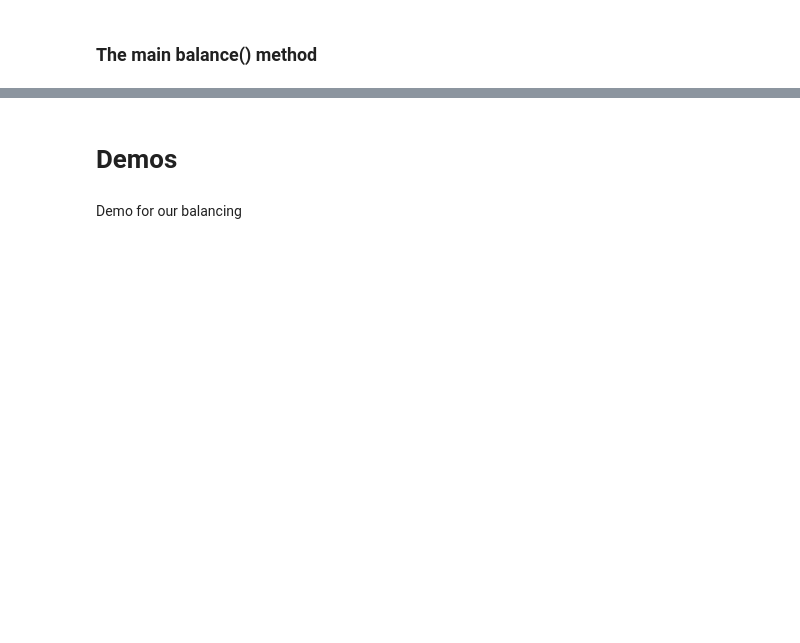
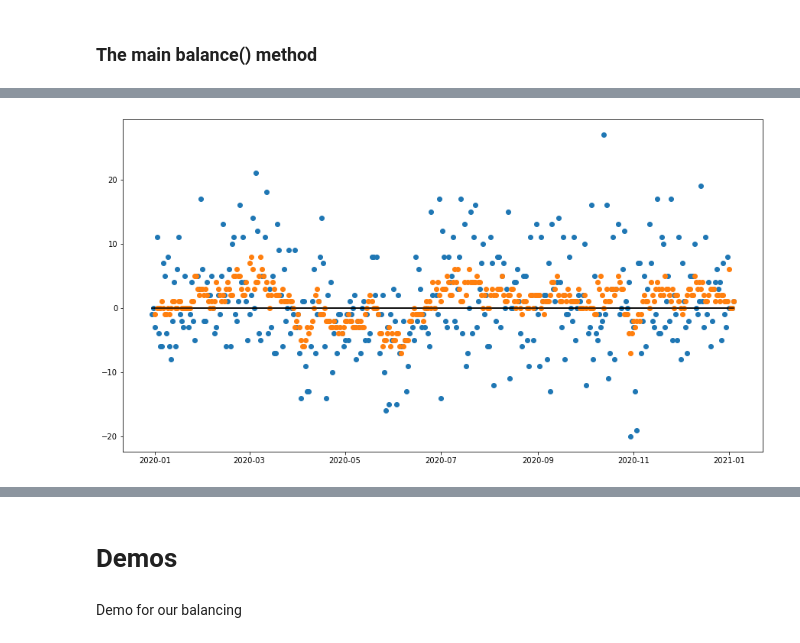
Before and after one commit to tranndt/ml-usra2021-NexusDataChallengeBison, a Jupyter notebook: [05-2021] Nexus Data Challenge/Algorithm.ipynb, the cells around one changed output, grey strips where cells are left out. Cells and saved outputs as stored; diff of their text form; code cells hidden in the pictures; blank space fills up the shorter version.

Commit message:
Local k average finally working

```diff
--- a/[05-2021] Nexus Data Challenge/Algorithm.ipynb
+++ b/[05-2021] Nexus Data Challenge/Algorithm.ipynb
@@ -985,14 +989,14 @@ def try_move_orders(df,col,day1,day2,num_orders=None,verbose=False):
     df_movable_orders = get_df_movable(df_all_orders,col,day2) # Get ALL orders from day1 that *can be moved* to day2
     if num_orders == None or num_orders < 0:
         num_orders = len(df_all_orders)
-    df_actual_orders = df_movable_orders[:num_orders] # Get just enough requested orders from day1 that can be moved to day2
+    df_actual_orders = df_movable_orders[:int(num_orders)] # Get just enough requested orders from day1 that can be moved to day2
     num_actual_orders = len(df_actual_orders)
     for index in df_actual_orders.index:
         assert(df1.loc[index,col] == day1)
         df1 = move(df1,index,day2,col) # Finally move such orders to day2
     if verbose:
-        print("\nMoved {}/{} requested {}s from Day {} to Day {}".format(num_actual_orders,num_orders,col,day1,day2))
-        print(get_df_count(df1).loc[[day1,day2]])
+        print("- Moved {}/{} requested {}s from Day {} to Day {}".format(num_actual_orders,num_orders,col,day1,day2))
+#         print(get_df_count(df1).loc[[day1,day2]])
     return df1, num_actual_orders
 
 # Get all orders from day1 that *can be moved* to day2
@@ -1186,12 +1193,14 @@ def balance(df,day1,day2,bal_val=None,verbose=False):
 # %%
 # Demo balance()
 date = pd.Timestamp(2020,12,24,0)
-df = get_df_span(DF_CLEAN,date,date+7*DAYS_1)
+df = get_df_span(DF_CLEAN,date,date+14*DAYS_1)
 df_count = get_df_count(df)
 print(df_count)
-day1 = df_count.index[3]
-day2 = df_count.index[4]
+day1 = df_count.index[-4]
+day2 = df_count.index[-1]
 
+# out1,in1 = df_count.loc[day1,["Inbound","Outbound"]]
+# out1,in1
 df1 = balance(df,day1,day2,verbose=True)
 # %% [output]
             Outbound  Inbound  Imbalance  cImbalance
@@ -1213,0 +1228,26 @@ After:
+# %%
+def local_k_average(df,k=2,verbose=False):
+    df_resched = df.copy()
+    df_count = get_df_count(df_resched,fill_missing=True)
+    dates = df_count.index
+    for i in range(len(dates)-k):
+        local_queue = list(range(i,i+k))
+        while (len(local_queue)>=2):
+            day1 = dates[local_queue[0]]
+            day2 = dates[local_queue[1]]
+            last = dates[local_queue[-1]]
+            df_count = get_df_count(df_resched,day1,last,fill_missing=True)
+            bal_val = int(np.average(df_count.loc[day1:last,"Imbalance"]))
+            df_resched = balance(df_resched,day1,day2,bal_val,verbose)
+            local_queue.pop(0)
+    return df_resched
+# %%
+start_date = pd.Timestamp(2020,1,1,0)
+end_date = pd.Timestamp(2020,12,31,0)
+
+df = get_df_span(DF_CLEAN,start_date,end_date)
+df_count = get_df_count(df,fill_missing=True)
+
+df1 = local_k_average(df,k=5,verbose=False)
+df_recount = get_df_count(df1,fill_missing=True)
+compare_df_count([df,df1])
@@ -1213,0 +1268,6 @@ After:
+# %%
+plt.figure(figsize=(15,8))
+plot_imb(df_count)
+plot_imb(df_recount)
+# %% [output]
+[figure, added]
```
Also changed, not shown: parts of 12 cells of this notebook.
